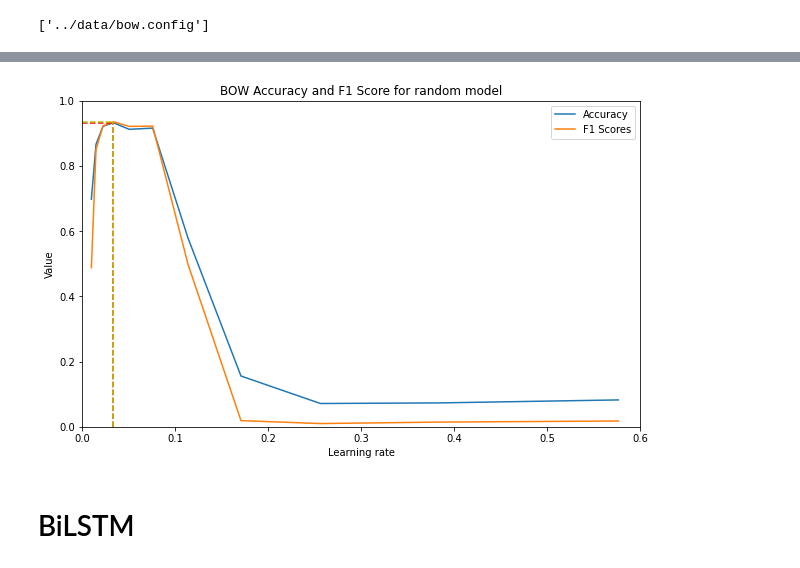
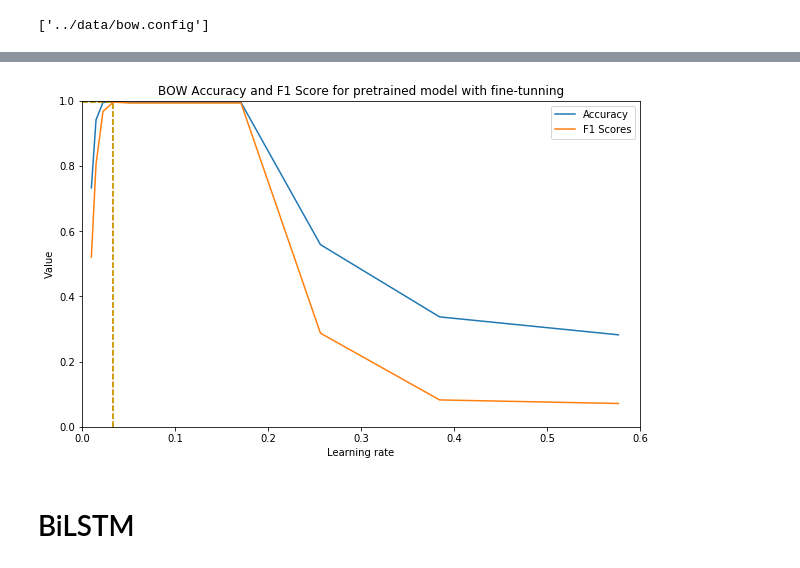
Before and after one commit to zhaoyu-z/Question-Classifier, a Jupyter notebook: src/hyperparameter_test.ipynb, the cells around one changed output, grey strips where cells are left out. Saved outputs shown, nothing was run; the diff lists cells and outputs as text; code cells hidden in the pictures.

Commit message:
add figures for visualization

```diff
--- a/src/hyperparameter_test.ipynb
+++ b/src/hyperparameter_test.ipynb
@@ -195,27 +195,27 @@ the optimum one is  0.03375
 # %%
 
 plt.figure(figsize=(10,6))
 plt.xlim([0, 0.6])
 plt.ylim([0, 1])
 plt.plot(lr_list,accuracy_list,label='Accuracy')
 plt.plot(lr_list,f1_list,label='F1 Scores')
 plt.plot([0, ps_x_accu],[ps_y_accu,ps_y_accu], c='r', linestyle = '--')
 plt.plot([ps_x_accu, ps_x_accu],[0,ps_y_accu], c='r', linestyle = '--')
 
 
 
 plt.plot([0, ps_x_f1],[ps_y_f1,ps_y_f1], c='y', linestyle = '--')
 plt.plot([ps_x_f1, ps_x_f1],[0,ps_y_f1], c='y', linestyle = '--')
 
-ps_coord_str_accu = "max: " + str((lr_list[argmax],round(accuracy_list[argmax],3)))
-plt.title("BOW Accuracy and F1 Score for random model")
+ps_coord_str_accu = "max: " + str((lr_list[argmax_accu],round(accuracy_list[argmax_accu],3)))
+plt.title("BOW Accuracy and F1 Score for pretrained model with fine-tunning")
 plt.xlabel('Learning rate')
 plt.ylabel('Value')
 plt.legend()
 # plt.show()
-plt.savefig("../visualization/out_bow_rand.jpg")
+plt.savefig("../visualization/out_bow_pre_fine.jpg")
 # %% [output]
-[figure, old version]
+[figure, new version]
 # %% [markdown]
 # BiLSTM
 # %%
```
Also changed, not shown: parts of 6 cells of this notebook, 14 other files.
